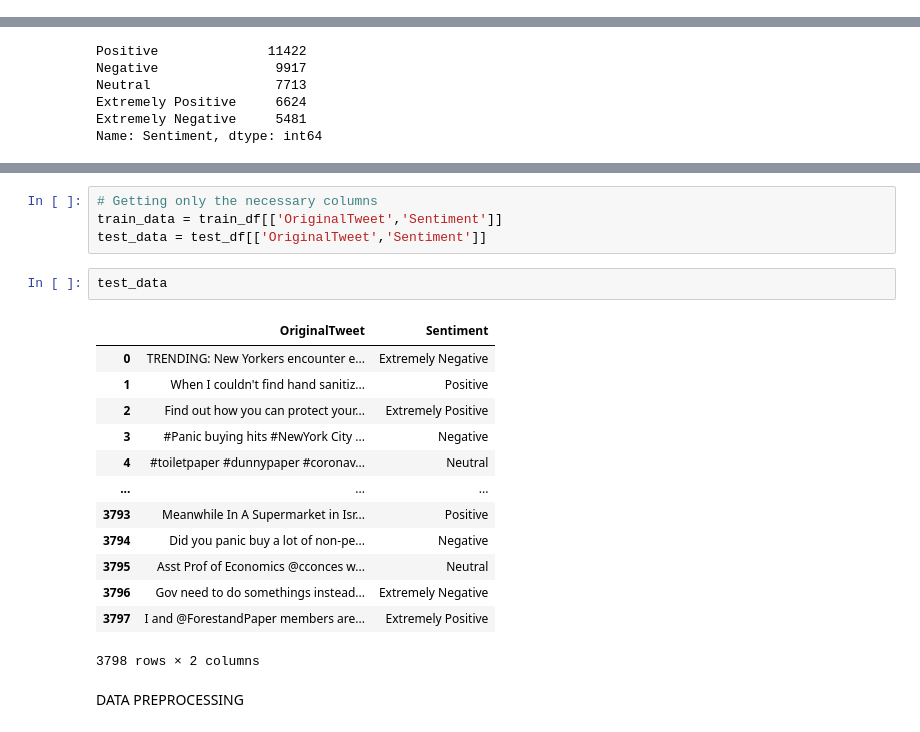
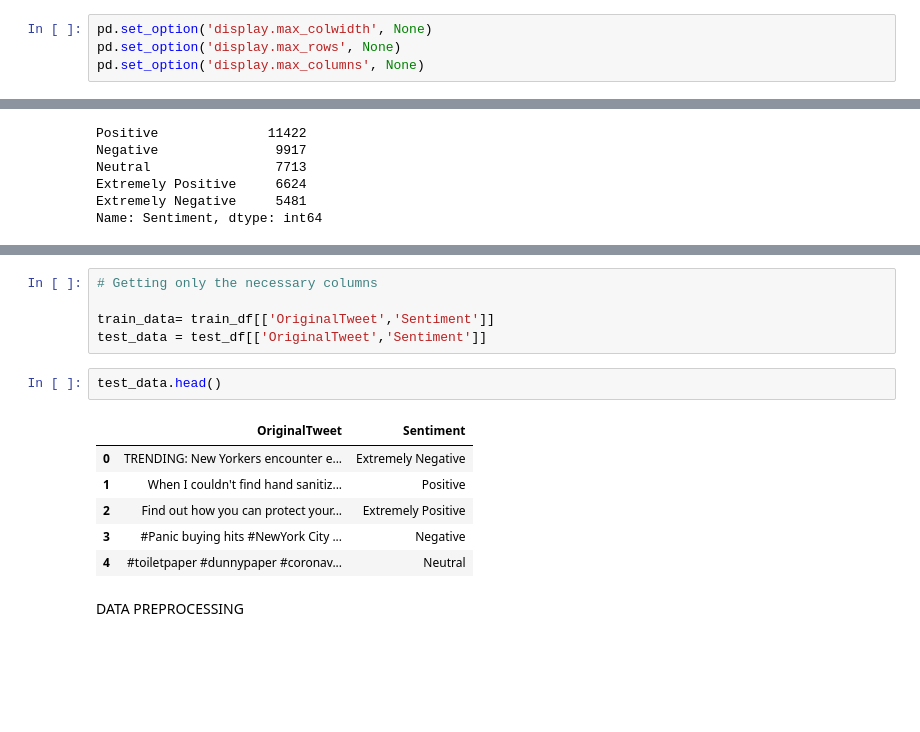
Before and after one commit to kamanak/Text-classification, a Jupyter notebook: Text_Classification.ipynb, the cells around one changed output, grey strips where cells are left out. Cells and saved outputs as stored; diff of their text form; blank space fills up the shorter version.

Commit message:
Data preprocessing

```diff
--- a/Text_Classification.ipynb
+++ b/Text_Classification.ipynb
@@ -8,6 +8,10 @@ DATA EXTRACTION
 # %%
 import warnings
 warnings.filterwarnings("ignore")
+# %%
+pd.set_option('display.max_colwidth', None)
+pd.set_option('display.max_rows', None)
+pd.set_option('display.max_columns', None)
 # %%
 train_df = pd.read_csv('Corona_NLP_train.csv',encoding= 'ISO-8859-1')
 test_df = pd.read_csv('Corona_NLP_test.csv')
@@ -84,23 +88,17 @@ sns.countplot(data= train_df, x = 'Sentiment')
 # %%
 # Getting only the necessary columns
-train_data = train_df[['OriginalTweet','Sentiment']]
+
+train_data= train_df[['OriginalTweet','Sentiment']]
 test_data = test_df[['OriginalTweet','Sentiment']]
 # %%
-test_data
+test_data.head()
 # %% [output]
 |  | OriginalTweet | Sentiment |
 | 0 | TRENDING: New Yorkers encounter e... | Extremely Negative |
 | 1 | When I couldn't find hand sanitiz... | Positive |
 | 2 | Find out how you can protect your... | Extremely Positive |
 | 3 | #Panic buying hits #NewYork City ... | Negative |
 | 4 | #toiletpaper #dunnypaper #coronav... | Neutral |
-| ... | ... | ... |
-| 3793 | Meanwhile In A Supermarket in Isr... | Positive |
-| 3794 | Did you panic buy a lot of non-pe... | Negative |
-| 3795 | Asst Prof of Economics @cconces w... | Neutral |
-| 3796 | Gov need to do somethings instead... | Extremely Negative |
-| 3797 | I and @ForestandPaper members are... | Extremely Positive |
-3798 rows × 2 columns
 # %% [markdown]
 DATA PREPROCESSING
 # %%
```
Also changed, not shown: parts of 7 cells of this notebook.
